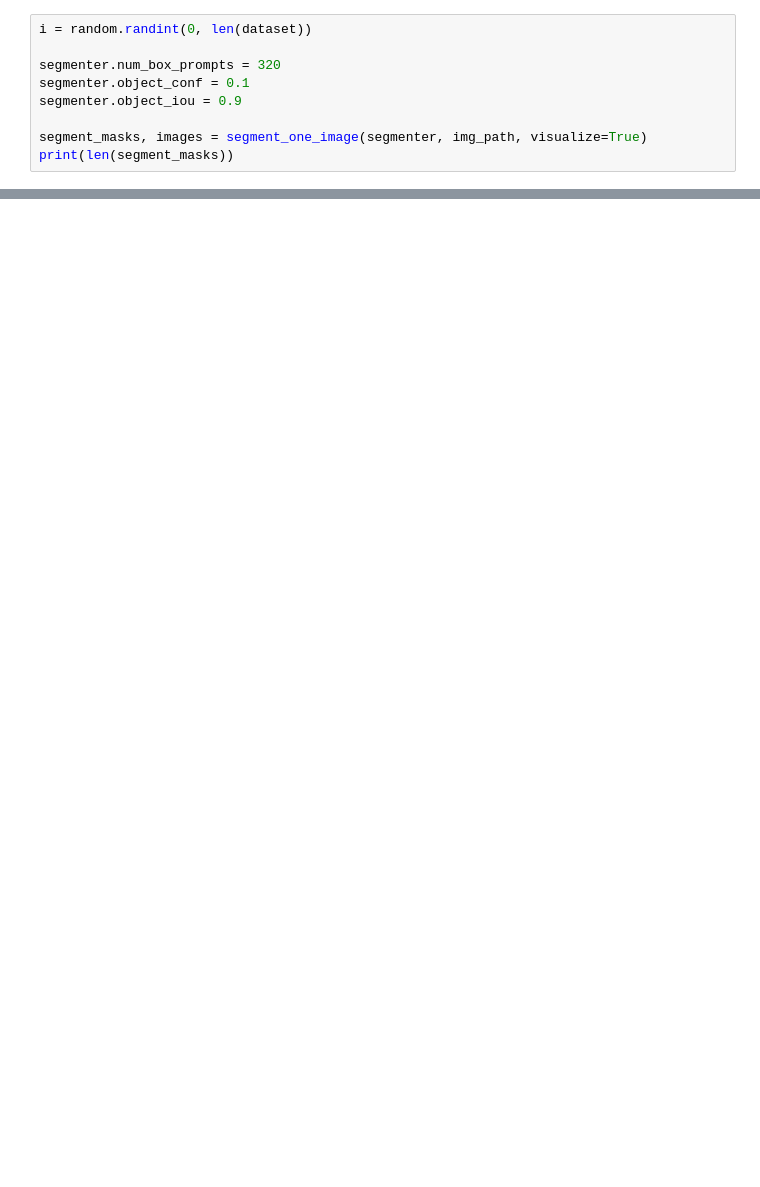
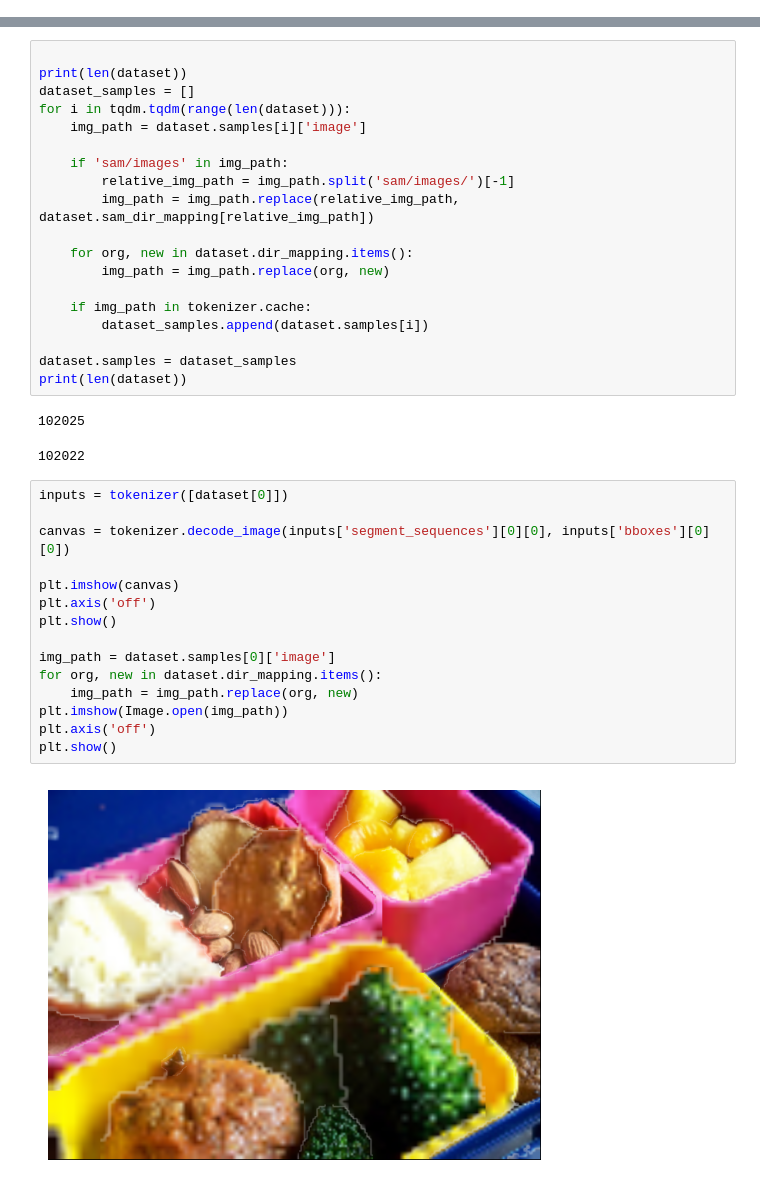
Before and after one commit to ChenDelong1999/Seq2Seq-AutoEncoder, a Jupyter notebook: main_llm.ipynb, the cells around one changed output, grey strips where cells are left out. Cells and saved outputs as stored; diff of their text form; blank space fills up the shorter version.

```diff
--- a/main_llm.ipynb
+++ b/main_llm.ipynb
@@ -112,9 +82,0 @@ failed_samples = dataset.validate_exist()
-# %%
-i = random.randint(0, len(dataset))
-
-segmenter.num_box_prompts = 320
-segmenter.object_conf = 0.1
-segmenter.object_iou = 0.9
-
-segment_masks, images = segment_one_image(segmenter, img_path, visualize=True)
-print(len(segment_masks))
@@ -147,0 +391,39 @@ print(len(segment_masks))
+# %%
+
+print(len(dataset))
+dataset_samples = []
+for i in tqdm.tqdm(range(len(dataset))):
+    img_path = dataset.samples[i]['image']
+
+    if 'sam/images' in img_path:
+        relative_img_path = img_path.split('sam/images/')[-1]
+        img_path = img_path.replace(relative_img_path, dataset.sam_dir_mapping[relative_img_path])
+
+    for org, new in dataset.dir_mapping.items():
+        img_path = img_path.replace(org, new)
+
+    if img_path in tokenizer.cache:
+        dataset_samples.append(dataset.samples[i])
+
+dataset.samples = dataset_samples
+print(len(dataset))
+# %% [output]
+102025
+102022
+# %%
+inputs = tokenizer([dataset[0]])
+
+canvas = tokenizer.decode_image(inputs['segment_sequences'][0][0], inputs['bboxes'][0][0])
+
+plt.imshow(canvas)
+plt.axis('off')
+plt.show()
+
+img_path = dataset.samples[0]['image']
+for org, new in dataset.dir_mapping.items():
+    img_path = img_path.replace(org, new)
+plt.imshow(Image.open(img_path))
+plt.axis('off')
+plt.show()
+# %% [output]
+[figure, added]
```
Also changed, not shown: parts of 18 cells of this notebook, 2 other files.
